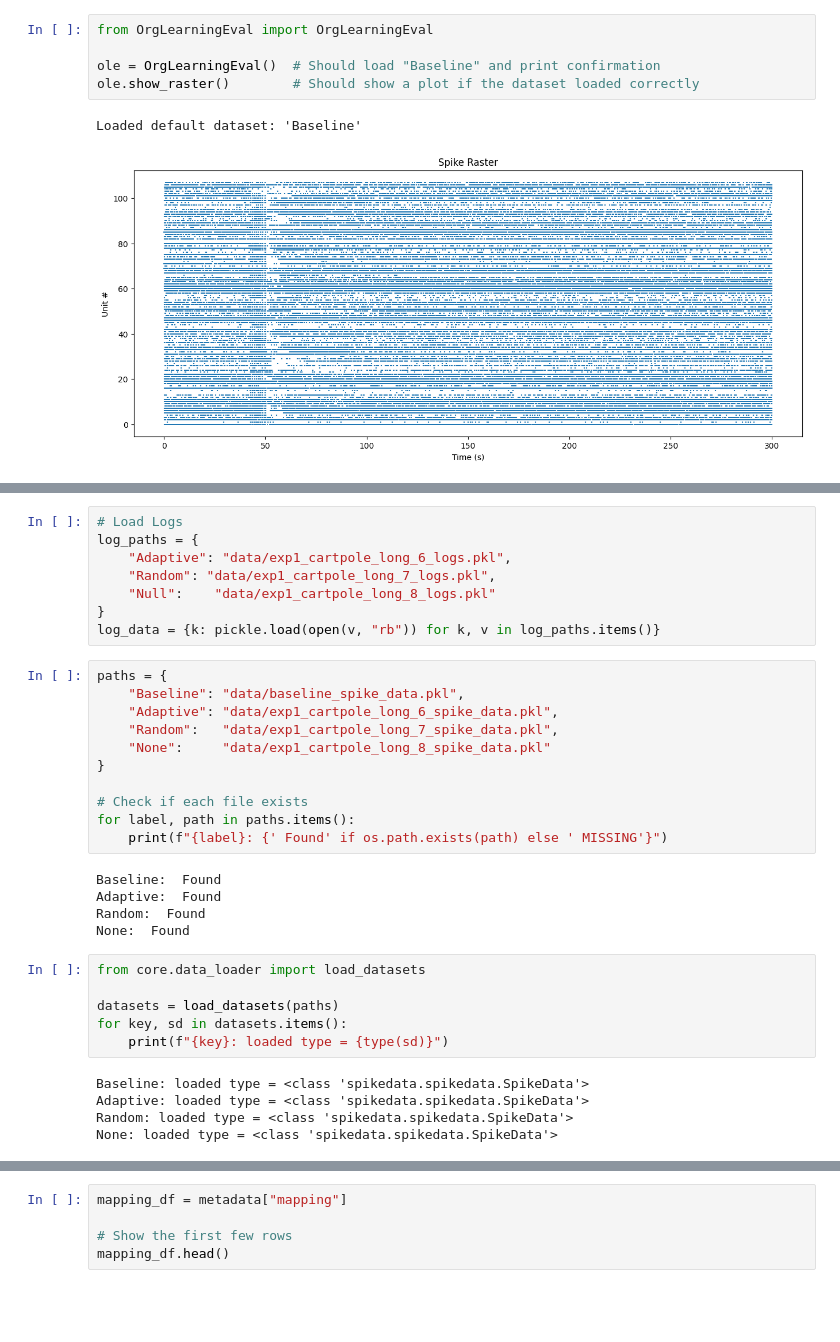
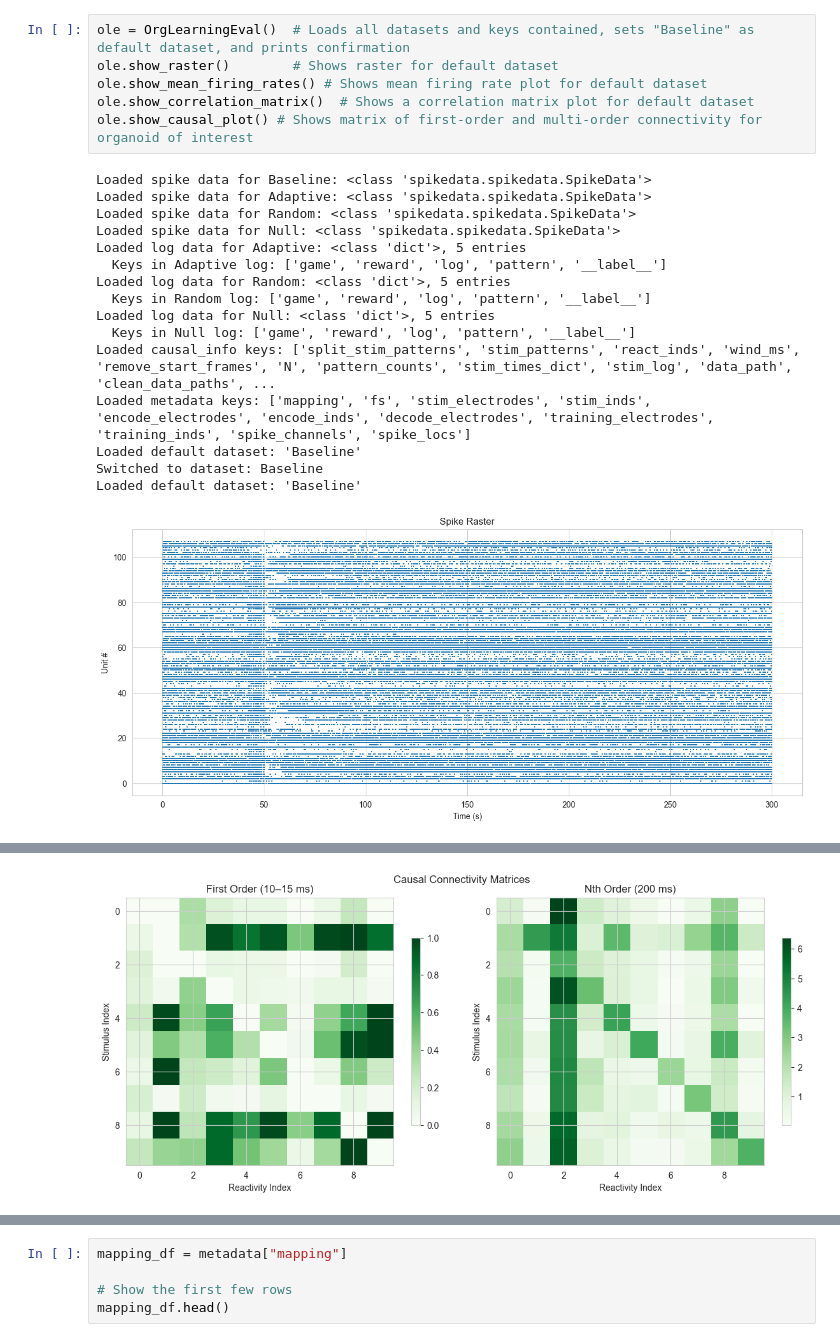
Before and after one commit to JamesVLF/OrganoidLearning, a Jupyter notebook: goatpole.ipynb, the cells around one changed output, grey strips where cells are left out. Saved outputs shown, nothing was run; the diff lists cells and outputs as text; blank space fills up the shorter version.

```diff
--- a/goatpole.ipynb
+++ b/goatpole.ipynb
@@ -21,8 +74,23 @@ if module_path not in sys.path:
 # %%
-from OrgLearningEval import OrgLearningEval
-
-ole = OrgLearningEval()  # Should load "Baseline" and print confirmation
-ole.show_raster()        # Should show a plot if the dataset loaded correctly
+ole = OrgLearningEval()  # Loads all datasets and keys contained, sets "Baseline" as default dataset, and prints confirmation
+ole.show_raster()        # Shows raster for default dataset
+ole.show_mean_firing_rates() # Shows mean firing rate plot for default dataset
+ole.show_correlation_matrix()  # Shows a correlation matrix plot for default dataset
+ole.show_causal_plot() # Shows matrix of first-order and multi-order connectivity for organoid of interest
 # %% [output]
+Loaded spike data for Baseline: <class 'spikedata.spikedata.SpikeData'>
+Loaded spike data for Adaptive: <class 'spikedata.spikedata.SpikeData'>
+Loaded spike data for Random: <class 'spikedata.spikedata.SpikeData'>
+Loaded spike data for Null: <class 'spikedata.spikedata.SpikeData'>
+Loaded log data for Adaptive: <class 'dict'>, 5 entries
+  Keys in Adaptive log: ['game', 'reward', 'log', 'pattern', '__label__']
+Loaded log data for Random: <class 'dict'>, 5 entries
+  Keys in Random log: ['game', 'reward', 'log', 'pattern', '__label__']
+Loaded log data for Null: <class 'dict'>, 5 entries
+  Keys in Null log: ['game', 'reward', 'log', 'pattern', '__label__']
+Loaded causal_info keys: ['split_stim_patterns', 'stim_patterns', 'react_inds', 'wind_ms', 'remove_start_frames', 'N', 'pattern_counts', 'stim_times_dict', 'stim_log', 'data_path', 'clean_data_paths', ...
+Loaded metadata keys: ['mapping', 'fs', 'stim_electrodes', 'stim_inds', 'encode_electrodes', 'encode_inds', 'decode_electrodes', 'training_electrodes', 'training_inds', 'spike_channels', 'spike_locs']
 Loaded default dataset: 'Baseline'
+Switched to dataset: Baseline
+Loaded default dataset: 'Baseline'
-[figure, old version]
+[figure, new version]
@@ -29,36 +99,2 @@ Loaded default dataset: 'Baseline'
+[figure, added]
-# %%
-# Load Logs
-log_paths = {
-    "Adaptive": "data/exp1_cartpole_long_6_logs.pkl",
-    "Random": "data/exp1_cartpole_long_7_logs.pkl",
-    "Null":    "data/exp1_cartpole_long_8_logs.pkl"
-}
-log_data = {k: pickle.load(open(v, "rb")) for k, v in log_paths.items()}
-# %%
-paths = {
-    "Baseline": "data/baseline_spike_data.pkl",
-    "Adaptive": "data/exp1_cartpole_long_6_spike_data.pkl",
-    "Random":   "data/exp1_cartpole_long_7_spike_data.pkl",
-    "None":     "data/exp1_cartpole_long_8_spike_data.pkl"
-}
-
-# Check if each file exists
-for label, path in paths.items():
-    print(f"{label}: {' Found' if os.path.exists(path) else ' MISSING'}")
-# %% [output]
-Baseline:  Found
-Adaptive:  Found
-Random:  Found
-None:  Found
-# %%
-from core.data_loader import load_datasets
-
-datasets = load_datasets(paths)
-for key, sd in datasets.items():
-    print(f"{key}: loaded type = {type(sd)}")
-# %% [output]
-Baseline: loaded type = <class 'spikedata.spikedata.SpikeData'>
-Adaptive: loaded type = <class 'spikedata.spikedata.SpikeData'>
-Random: loaded type = <class 'spikedata.spikedata.SpikeData'>
-None: loaded type = <class 'spikedata.spikedata.SpikeData'>
 # %%
```
Also changed, not shown: parts of 25 cells of this notebook, 9 other files.
